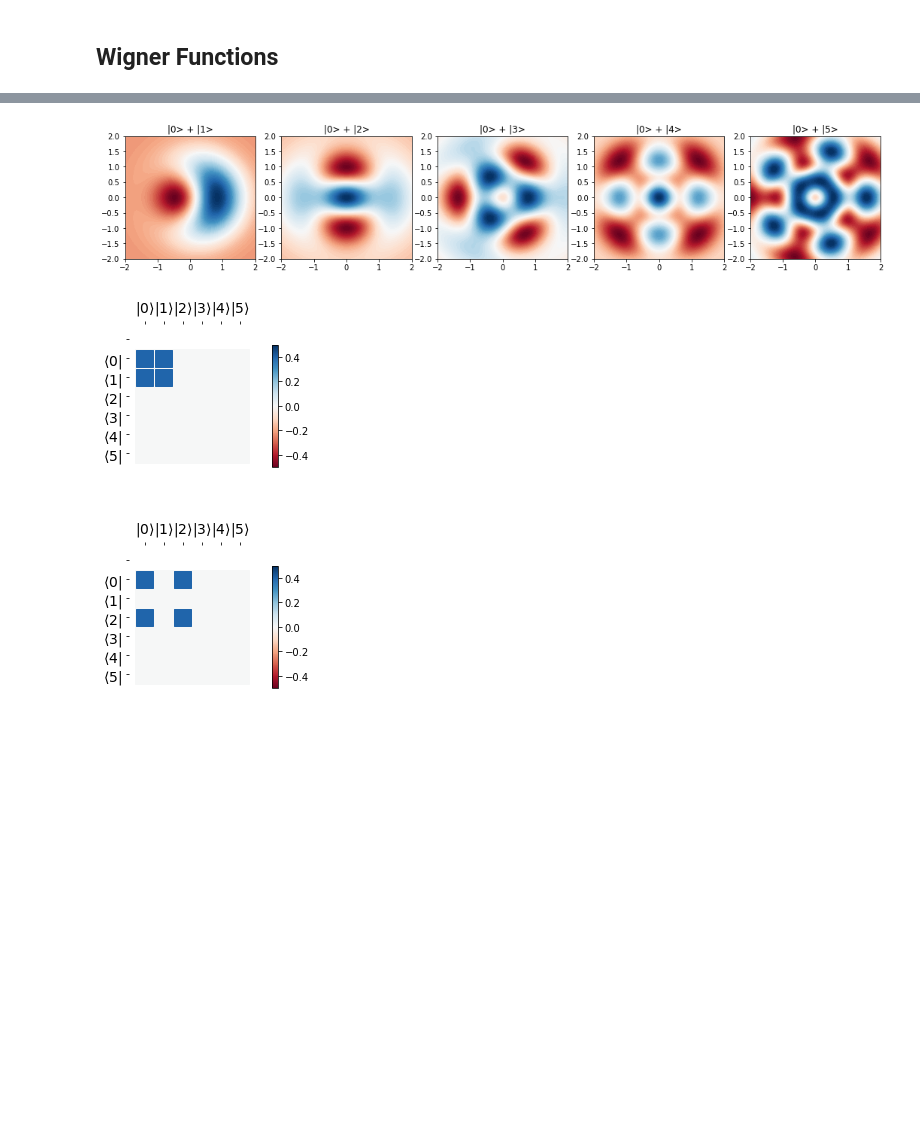
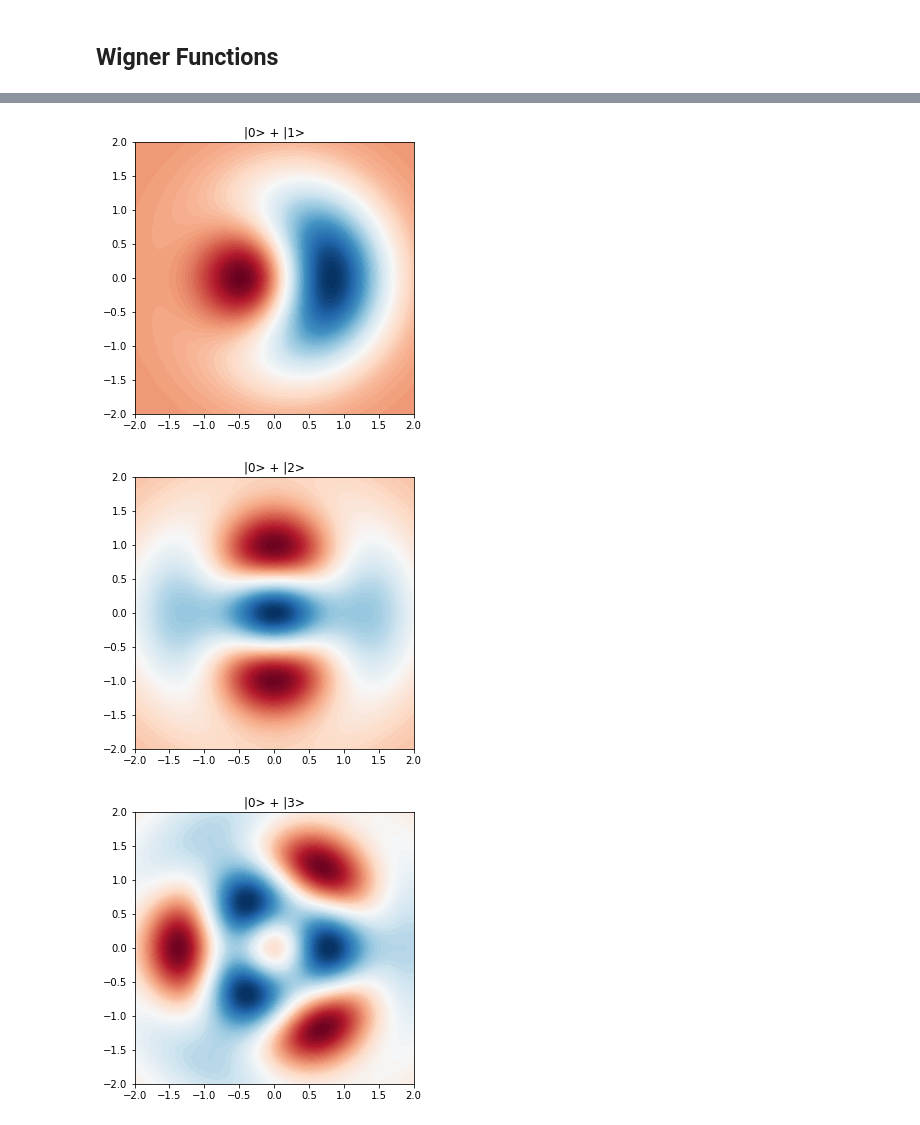
Before and after one commit to ateshian/quoptics, a Jupyter notebook: simulate-the-paper.ipynb, the cells around one changed output, grey strips where cells are left out. Cells and saved outputs as stored; diff of their text form; code cells hidden in the pictures; blank space fills up the shorter version.

```diff
--- a/simulate-the-paper.ipynb
+++ b/simulate-the-paper.ipynb
@@ -22,19 +26,20 @@ plt.show()
 ## Wigner Functions
 # %%
 # now we're talking
-xvec = np.linspace(-5,5,200)
+xvec = np.linspace(-3,3,200)
 W_target = wigner(target, xvec, xvec)
 W_target2 = wigner(target2, xvec, xvec)
 rho_target = ket2dm(target)
 rho_target2 = ket2dm(target2)
 
 # real deal plots
-fig, axes = plt.subplots(1, 2, figsize=(6,3))
-cont0 = axes[0].contourf(xvec, xvec, W_target, 100, cmap=cm.RdBu)
-lbl0 = axes[0].set_title("|1> + i|3>")
-cont1 = axes[1].contourf(xvec, xvec, W_target2, 100, cmap=cm.RdBu)
-lbl1 = axes[1].set_title("|1> + |3>")
-plt.tight_layout()
+fig, axes = plt.subplots(1, 1, figsize=(5, 5))
+cont0 = axes.contourf(xvec, xvec, W_target, 100, cmap=cm.RdBu)
+lbl0 = axes.set_title("|1> + i|3>")
+fig, axes = plt.subplots(1, 1, figsize=(5, 5))
+cont1 = axes.contourf(xvec, xvec, W_target2, 100, cmap=cm.RdBu)
+lbl1 = axes.set_title("|1> + |3>")
+# plt.tight_layout()
 plt.show()
 
 # density matrix histograms
@@ -48,28 +54,32 @@ plt.show()
 # %%
 # figure 3 of Hofheinz et al
 xvec = np.linspace(-2,2,200)
 rho_fig3 = [] # density matrices
 W_fig3 = [] # wigner functions
 cont = [] # contours
 for m in range(5):
     ket = (fock(6,0)+fock(6,m+1)).unit()
     rho_fig3.append(ket2dm(ket))
     W_fig3.append(wigner(ket, xvec, xvec))
     cont.append(0) # placeholder
 
-fig, axes = plt.subplots(1, 5, figsize=(18,3))
+# fig, axes = plt.subplots(1, 5, figsize=(18,3))
 for m in range(5):
-    cont[m] = axes[m].contourf(xvec, xvec, W_fig3[m], 100, cmap=cm.RdBu)
-    axes[m].set_title("|0> + |%d>" % (m+1))
+    fig, axes = plt.subplots(1, 1, figsize=(5,5))
+    axes.contourf(xvec, xvec, W_fig3[m], 100, cmap=cm.RdBu)
+    axes.set_title("|0> + |%d>" % (m+1))
 plt.show()
 
-# need density matrices
-# fig2, axes2 = plt.subplots(1, 5, figsize=(18,3))
+# density matrices
+# for m in range(5):
+#     fig, axes = plt.subplots(1,1, figsize=(5,5))
+#     hinton(rho_fig3[m], ax=axes)
+# plt.show()
+
 for m in range(5):
-    fig, axes = plt.subplots(1,1, figsize=(3,3))
-    hinton(rho_fig3[m], ax=axes)
+    matrix_histogram_complex(rho_fig3[m])
 plt.show()
 # %% [output]
-[figure, old version]
+[figure, new version]
-[figure, old version]
+[figure, new version]
-[figure, old version]
+[figure, new version]
```
Also changed, not shown: parts of 12 cells of this notebook, 3 other files.
